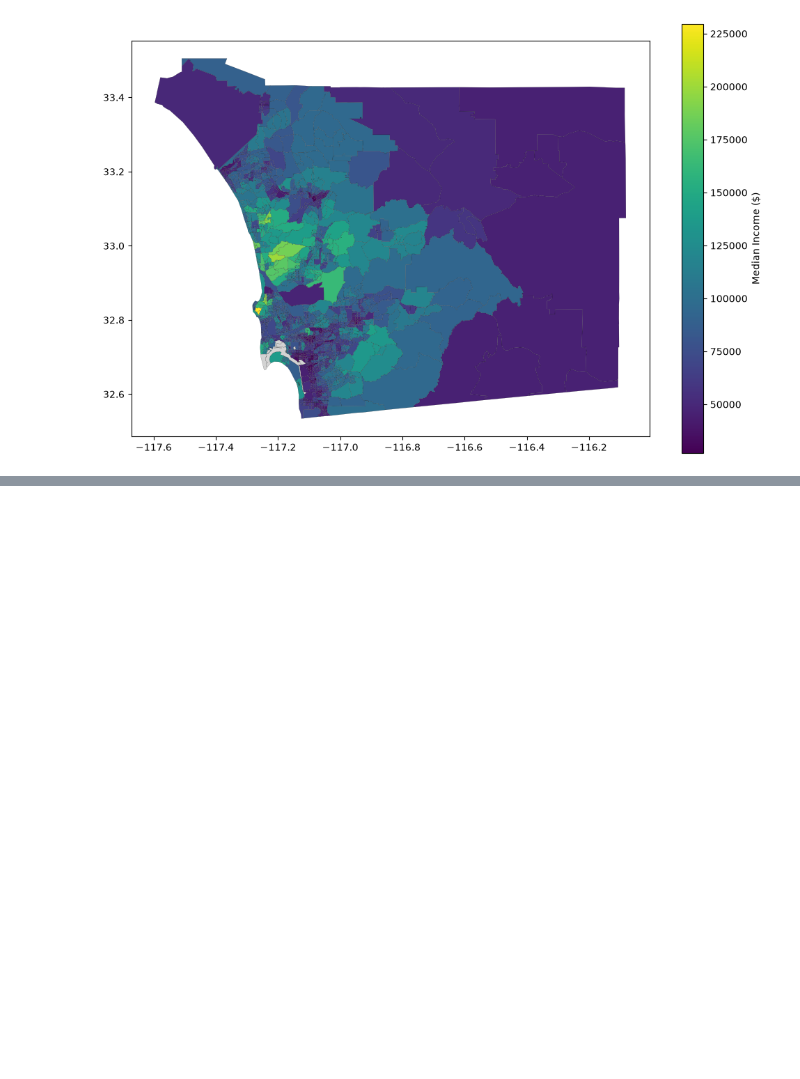
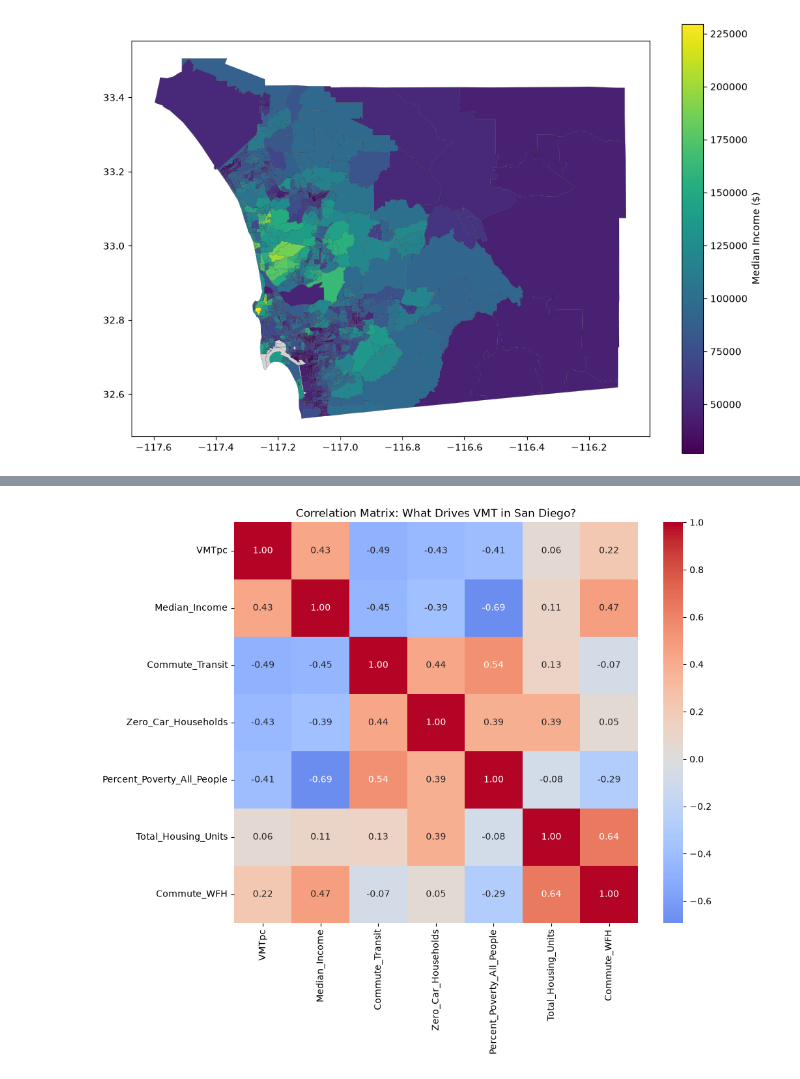
Before and after one commit to symptom-of-indigo/esm-grad-portfolio, a Jupyter notebook: sanDiego.ipynb, the cells around one changed output, grey strips where cells are left out. Cells and saved outputs as stored; diff of their text form; code cells hidden in the pictures; blank space fills up the shorter version.

```diff
--- a/sanDiego.ipynb
+++ b/sanDiego.ipynb
@@ -419,7 +419,7 @@ From US Census Bureau DP03 (Economic Characteristics)
 - 0025E Mean Travel time to work (in minutes)
 # %%
 # target columns / when you download a ZIP file from the US census buereau, there is a file in there called -'column-metadata.csv' and that's how you can map the column "codes" to new column names so it's easiet to filter, etc
-columns_to_keep = { # when you use {} it's called a 'dictionary' and you map key:value pairs to each other. If you download a new dataset, I recommend setting up a dictionary like this because it's very configurable and easy to add/remove new columns
+columns_to_keep_dp03 = { # when you use {} it's called a 'dictionary' and you map key:value pairs to each other. If you download a new dataset, I recommend setting up a dictionary like this because it's very configurable and easy to add/remove new columns
     'GEO_ID': 'GEOID',
     'DP03_0062E': 'Median_Income',
     'DP03_0128PE': 'Percent_Poverty_All_People',
@@ -432,10 +432,10 @@ columns_to_keep = { # when you use {} it's called a 'dictionary' and you map key
 }
 
 # read file using the pandas .read_csv that points to where the data is stored (the inputdir is defined further up in the notebook)
-df_dp03 = pd.read_csv(inputdir / 'DP03/ACSDP5Y2019.DP03-Data.csv', skiprows=[1], usecols=columns_to_keep.keys())
+df_dp03 = pd.read_csv(inputdir / 'DP03/ACSDP5Y2019.DP03-Data.csv', skiprows=[1], usecols=columns_to_keep_dp03.keys())
 
 # rename col - this essentially says for the data frame (df) df_dp03 rename the columns using the dictionary we mapped above
-df_dp03 = df_dp03.rename(columns=columns_to_keep)
+df_dp03 = df_dp03.rename(columns=columns_to_keep_dp03)
 
 # strip US from GEOID as done with VMT
 df_dp03['GEOID'] = df_dp03['GEOID'].str.split('US').str[1]
@@ -474,0 +531,45 @@ sd_demographics.plot(
+# %%
+import seaborn as sns
+import matplotlib.pyplot as plt
+
+# 1. First, merge DP03 and DP04 together. Because they share the exact same 11-digit GEOID index, it's easy!
+df_demographics = df_dp03.merge(df_dp04, left_index=True, right_index=True, how='inner')
+
+# 2. Pick the columns you want to test against VMT
+cols_to_test = [
+    'Median_Income',
+    'Commute_Transit',
+    'Zero_Car_Households',
+    'Percent_Poverty_All_People',
+    'Total_Housing_Units',
+    'Commute_WFH'
+]
+
+# Force all of those columns to be numeric
+for col in cols_to_test:
+    df_demographics[col] = pd.to_numeric(df_demographics[col], errors='coerce')
+
+# 3. Create a Tract_GEOID column on your VMT dataframe by slicing the first 11 characters of its index
+sd_vmt['Tract_GEOID'] = sd_vmt.index.astype(str).str[:11]
+
+# 4. Merge the demographics onto the VMT data to create our master dataframe in memory!
+master_df = sd_vmt.merge(df_demographics, left_on='Tract_GEOID', right_index=True, how='inner')
+
+# 5. Build the Heatmap!
+# We add VMTpc to the list so we can see how everything correlates with it
+matrix_columns = ['VMTpc'] + cols_to_test
+correlation_matrix = master_df[matrix_columns].corr()
+
+# Draw the chart
+plt.figure(figsize=(10, 8))
+sns.heatmap(
+    correlation_matrix,
+    annot=True,          # Prints the actual math numbers inside the boxes
+    cmap='coolwarm',     # Red for positive correlation, blue for negative
+    center=0,            # Forces 0 (no correlation) to be white
+    fmt='.2f'            # Rounds numbers to 2 decimal places
+)
+plt.title("Correlation Matrix: What Drives VMT in San Diego?")
+plt.show()
+# %% [output]
+[figure, added]
```
Also changed, not shown: parts of 4 cells of this notebook.
